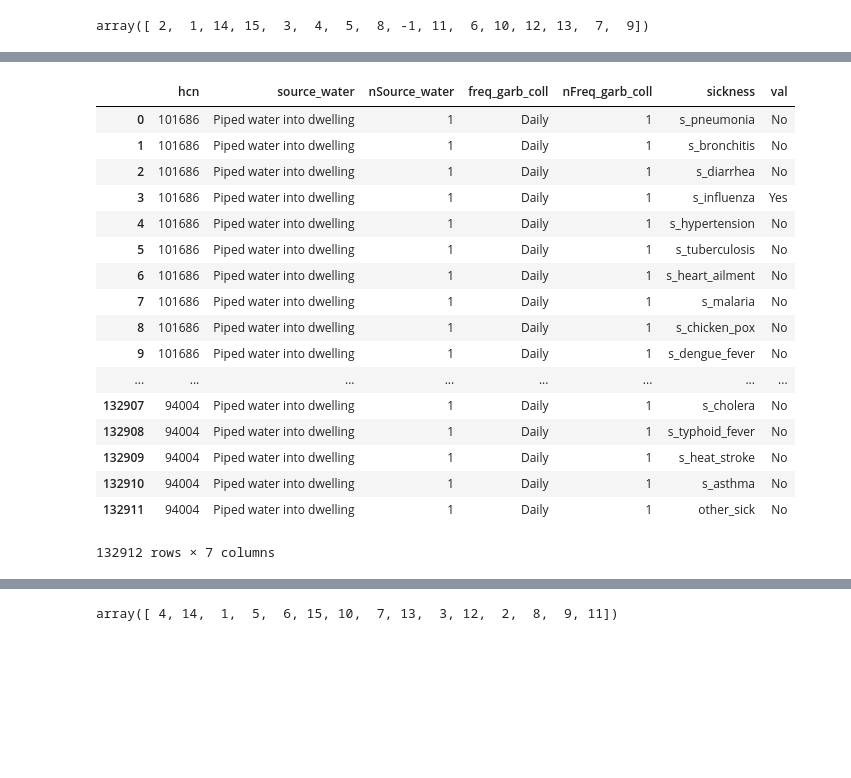
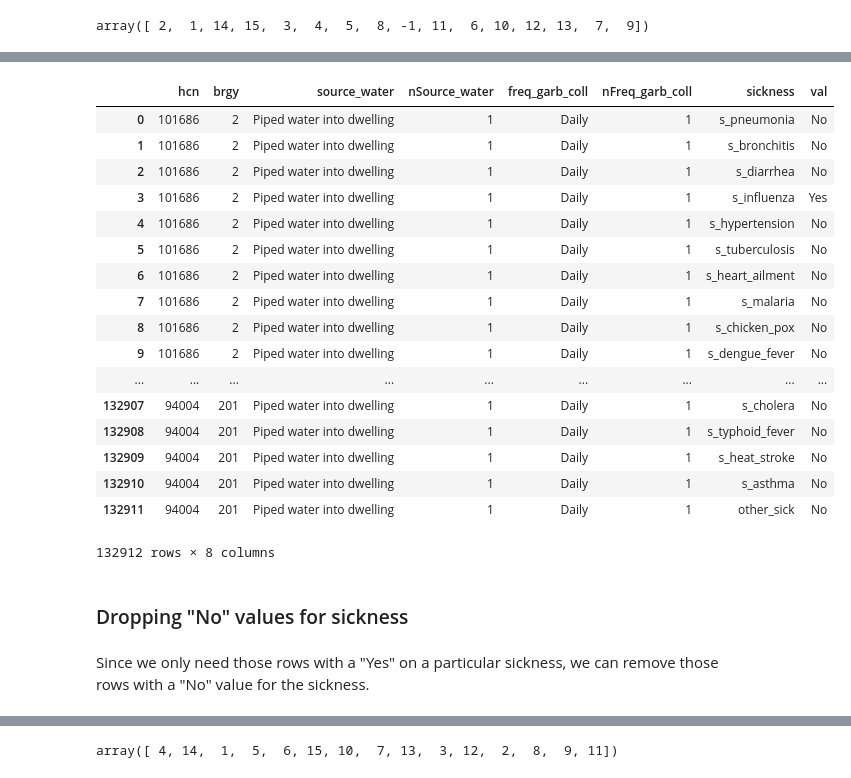
Before and after one commit to poisonivysaur/DATASCI-MP, a Jupyter notebook: [DATASCI MP] LIM_RODRIGUEZ.ipynb, the cells around one changed output, grey strips where cells are left out. Saved outputs shown, nothing was run; the diff lists cells and outputs as text; code cells hidden in the pictures; blank space fills up the shorter version.

```diff
--- a/[DATASCI MP] LIM_RODRIGUEZ.ipynb
+++ b/[DATASCI MP] LIM_RODRIGUEZ.ipynb
@@ -25,4 +42,6 @@ import os
+# %%
+file_path = "/gdrive/My Drive/DATASCI/pasay_compressed/Pasay_2011_csv/hpq_hh.csv"
 # %%
-df = pd.read_csv("pasay_compressed/Pasay_2011_csv/hpq_hh.csv", encoding="latin-1")
-df.head(20)
+df = pd.read_csv(file_path, encoding="latin-1")
+df.head(10)
 # %% [output]
@@ -51,14 +71,15 @@ len(df)
 # %%
 dfhh = pd.DataFrame()
 dfhh["hcn"] = df["hcn"]
+dfhh["brgy"] = df["brgy"]
 
 dfhh["source_water"] = df["source_water"]
 # dfhh["source_water_o"] = df["source_water_o"]
 
+dfhh["freq_garb_coll"] = df["freq_garb_coll"]
 # dfhh["garb_collect"] = df["garb_collect"]
 # dfhh["garb_collector"] = df["garb_collector"]
 # dfhh["garb_collector_o"] = df["garb_collector_o"]
-dfhh["freq_garb_coll"] = df["freq_garb_coll"]
 # dfhh["freq_garb_coll_o"] = df["freq_garb_coll_o"]
 
 dfhh["gsick"] = df["gsick"]
@@ -275,4 +377,4 @@ dfhh
 # %%
-dfstacked = dfhh.set_index(["hcn","source_water","nSource_water","freq_garb_coll","nFreq_garb_coll"]).rename_axis("sickness", axis = 1).stack().reset_index()
+dfstacked = dfhh.set_index(["hcn","brgy","source_water","nSource_water","freq_garb_coll","nFreq_garb_coll"]).rename_axis("sickness", axis = 1).stack().reset_index()
 dfstacked
 # %% [output]
@@ -297,22 +399,26 @@ dfstacked
 # %%
-dfstacked.columns = ['hcn', 'source_water', 'nSource_water', 'freq_garb_coll', 'nFreq_garb_coll', 'sickness', 'val']
+dfstacked.columns = ['hcn', 'brgy', 'source_water', 'nSource_water', 'freq_garb_coll', 'nFreq_garb_coll', 'sickness', 'val']
 dfstacked
 # %% [output]
-|  | hcn | source_water | nSource_water | freq_garb_coll | nFreq_garb_coll | sickness | val |
-| 0 | 101686 | Piped water into dwelling | 1 | Daily | 1 | s_pneumonia | No |
-| 1 | 101686 | Piped water into dwelling | 1 | Daily | 1 | s_bronchitis | No |
-| 2 | 101686 | Piped water into dwelling | 1 | Daily | 1 | s_diarrhea | No |
-| 3 | 101686 | Piped water into dwelling | 1 | Daily | 1 | s_influenza | Yes |
-| 4 | 101686 | Piped water into dwelling | 1 | Daily | 1 | s_hypertension | No |
-| 5 | 101686 | Piped water into dwelling | 1 | Daily | 1 | s_tuberculosis | No |
-| 6 | 101686 | Piped water into dwelling | 1 | Daily | 1 | s_heart_ailment | No |
-| 7 | 101686 | Piped water into dwelling | 1 | Daily | 1 | s_malaria | No |
-| 8 | 101686 | Piped water into dwelling | 1 | Daily | 1 | s_chicken_pox | No |
-| 9 | 101686 | Piped water into dwelling | 1 | Daily | 1 | s_dengue_fever | No |
-| ... | ... | ... | ... | ... | ... | ... | ... |
-| 132907 | 94004 | Piped water into dwelling | 1 | Daily | 1 | s_cholera | No |
-| 132908 | 94004 | Piped water into dwelling | 1 | Daily | 1 | s_typhoid_fever | No |
-| 132909 | 94004 | Piped water into dwelling | 1 | Daily | 1 | s_heat_stroke | No |
-| 132910 | 94004 | Piped water into dwelling | 1 | Daily | 1 | s_asthma | No |
-| 132911 | 94004 | Piped water into dwelling | 1 | Daily | 1 | other_sick | No |
+|  | hcn | brgy | source_water | nSource_water | freq_garb_coll | nFreq_garb_coll | sickness | val |
+| 0 | 101686 | 2 | Piped water into dwelling | 1 | Daily | 1 | s_pneumonia | No |
+| 1 | 101686 | 2 | Piped water into dwelling | 1 | Daily | 1 | s_bronchitis | No |
+| 2 | 101686 | 2 | Piped water into dwelling | 1 | Daily | 1 | s_diarrhea | No |
+| 3 | 101686 | 2 | Piped water into dwelling | 1 | Daily | 1 | s_influenza | Yes |
+| 4 | 101686 | 2 | Piped water into dwelling | 1 | Daily | 1 | s_hypertension | No |
+| 5 | 101686 | 2 | Piped water into dwelling | 1 | Daily | 1 | s_tuberculosis | No |
+| 6 | 101686 | 2 | Piped water into dwelling | 1 | Daily | 1 | s_heart_ailment | No |
+| 7 | 101686 | 2 | Piped water into dwelling | 1 | Daily | 1 | s_malaria | No |
+| 8 | 101686 | 2 | Piped water into dwelling | 1 | Daily | 1 | s_chicken_pox | No |
+| 9 | 101686 | 2 | Piped water into dwelling | 1 | Daily | 1 | s_dengue_fever | No |
+| ... | ... | ... | ... | ... | ... | ... | ... | ... |
+| 132907 | 94004 | 201 | Piped water into dwelling | 1 | Daily | 1 | s_cholera | No |
+| 132908 | 94004 | 201 | Piped water into dwelling | 1 | Daily | 1 | s_typhoid_fever | No |
+| 132909 | 94004 | 201 | Piped water into dwelling | 1 | Daily | 1 | s_heat_stroke | No |
+| 132910 | 94004 | 201 | Piped water into dwelling | 1 | Daily | 1 | s_asthma | No |
+| 132911 | 94004 | 201 | Piped water into dwelling | 1 | Daily | 1 | other_sick | No |
-132912 rows × 7 columns
+132912 rows × 8 columns
+# %% [markdown]
+### Dropping "No" values for sickness
+# %% [markdown]
+Since we only need those rows with a "Yes" on a particular sickness, we can remove those rows with a "No" value for the sickness.
```
Also changed, not shown: parts of 245 cells of this notebook.
